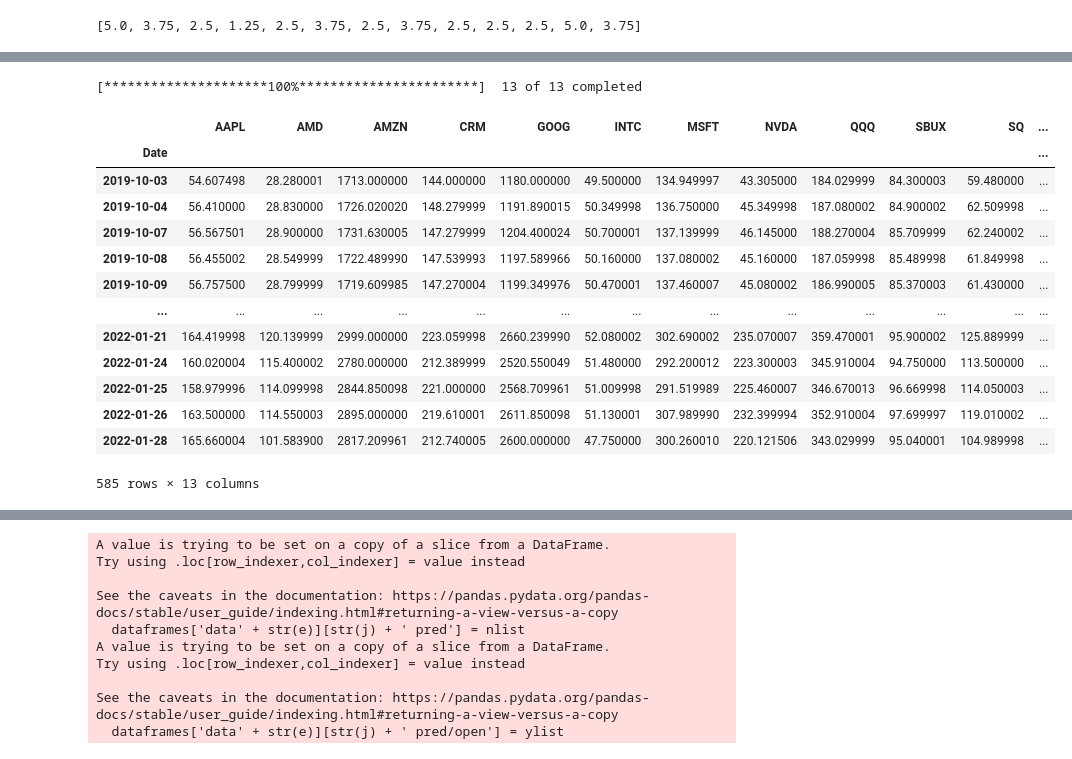
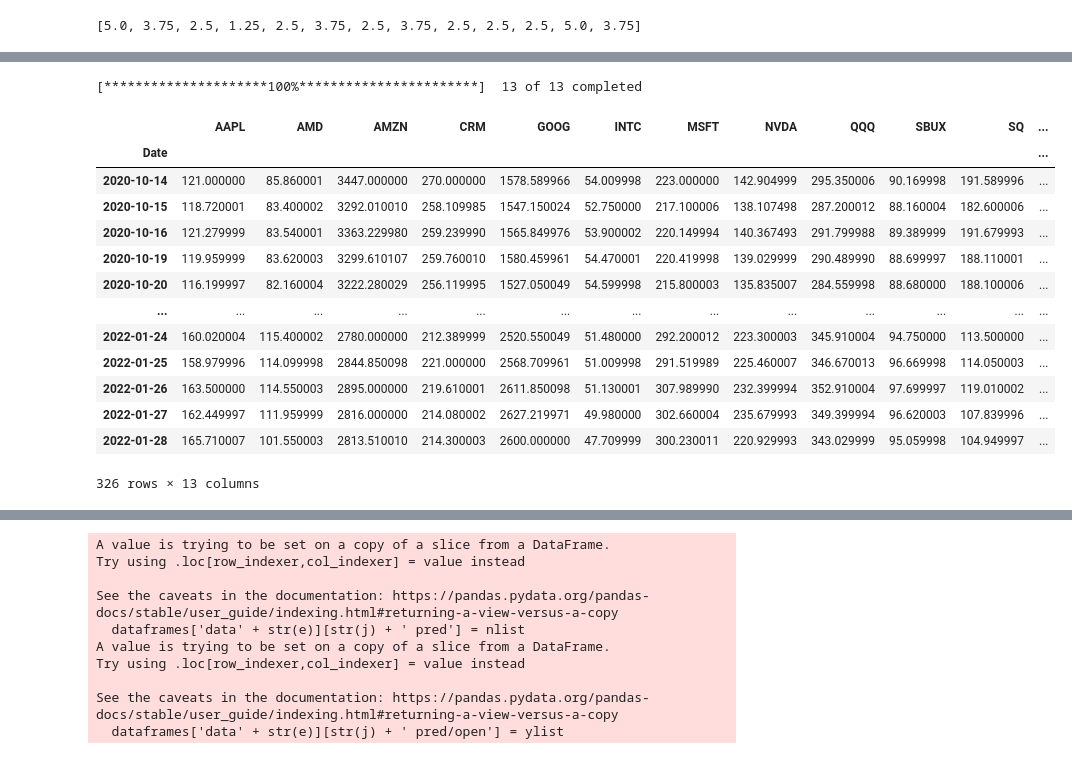
Before and after one commit to applewjr/Stock_Projects, a Jupyter notebook: revisions5_opt5.ipynb, the cells around one changed output, grey strips where cells are left out. Saved outputs shown, nothing was run; the diff lists cells and outputs as text; code cells hidden in the pictures.

```diff
--- a/revisions5_opt5.ipynb
+++ b/revisions5_opt5.ipynb
@@ -88,5 +90,10 @@ ymd
 # %%
 ##### User choices go here #####
+
+# stocks or crypto
+trade_type = 'stock'
+# trade_type = 'crypto'
+
 
 # choose stocks of interest
 # stocks chosen must all have data for full range of dates
@@ -96,7 +103,7 @@ stock_list = ['AAPL', 'AMD', 'AMZN', 'CRM', 'GOOG', 'INTC', 'MSFT', 'NVDA', 'QQQ
 
 # stock_list = ['^GSPC'] # AKA S&P 500
 # stock_list = ['VFIAX', 'VTIAX', 'VTSAX']
-# stock_list = ['BTC-USD']
+# stock_list = ['BTC-USD', 'ETH-USD','DOGE-USD']
 # stock_list = ['AAPL', 'SQ', 'TSLA'] # quicker for test runs
 # stock_list = ['TDOC', 'PINS'] # for net loss test runs
 # stock_list = ['OSBC', 'MZZ', 'AEPPL', 'LDOS', 'AXU', 'ACM', 'MIND', 'PESI', 'JBT', 'FMN', ] # randomly pulled stocks
@@ -116,7 +123,7 @@ contrib_amt = [5.00, 3.75, 2.50, 1.25, 2.50, 3.75, 2.50, 3.75, 2.50, 2.50, 2.50,
 
 # weeks to cover (not necessarily the number of weeks where investing occurs)
 # 52 = 1 year, 104 = 2 years, etc
-total_weeks = 104
+total_weeks = 52
 
 # invest every nth week
 # 1 = every week, 2 = every 2 weeks, etc
@@ -160,7 +167,7 @@ invest = float('inf')
 ##### 'choices' that should really be left alone #####
 
 # number of years to visualize
-if stock_list == ['BTC-USD']:
+if trade_type == 'crypto':
     day_hist = (total_weeks*7)+roll_days+1 # choose for crypto ~ trading every day
 else:
     day_hist = (total_weeks*5)+roll_days+1 # choose for stocks ~ trading about 5 days per week
@@ -230,43 +237,52 @@ Datetime of data available:  January 28, 2022 06:35:11
 # %%
 ### Overly complex way to pull data, but I have found that 'Open' prices are just a copy of the previous day for the first few minutes of the trading day
 ### This method pulls in the true Open prices for today much quicker (a couple minutes after 6:30am PST)
 
-# Pull all data except for today
-df_bulk = yf.download(
+if trade_type == 'crypto':
+    df = yf.download(
         tickers = stock_list
         # ,start = '2022-01-15'
         # ,end = '2022-01-18'
         ,period = str(day_hist) + 'd'
     )
-df_good_index = df_bulk.copy() # used to grab the ideal index
-df_bulk.drop(df_bulk.tail(1).index,inplace=True) # bulk w/o the most recent day
+else:
+    # Pull all data except for today
+    df_bulk = yf.download(
+            tickers = stock_list
+            # ,start = '2022-01-15'
+            # ,end = '2022-01-18'
+            ,period = str(day_hist) + 'd'
+        )
+    df_good_index = df_bulk.copy() # used to grab the ideal index
+    df_bulk.drop(df_bulk.tail(1).index,inplace=True) # bulk w/o the most recent day
 
-# join the data (index is still bad)
-df = pd.concat([df_bulk, df_now])
+    # join the data (index is still bad)
+    df = pd.concat([df_bulk, df_now])
 
-# sub in a good index
-df = df.reindex_like(df_good_index)
+    # sub in a good index
+    df = df.reindex_like(df_good_index)
 
-# sub in good open data for today
-for i in stock_list:
-    df['Open', i][len(df)-1] = df_now['Open', i].copy()
+    # sub in good open data for today
+    for i in stock_list:
+        df['Open', i][len(df)-1] = df_now['Open', i].copy()
+
 df['Open']
 # %% [output]
 [*********************100%***********************]  13 of 13 completed
 |  | AAPL | AMD | AMZN | CRM | GOOG | INTC | MSFT | NVDA | QQQ | SBUX | SQ | ... |
 | Date |  |  |  |  |  |  |  |  |  |  |  | ... |
-| 2019-10-03 | 54.607498 | 28.280001 | 1713.000000 | 144.000000 | 1180.000000 | 49.500000 | 134.949997 | 43.305000 | 184.029999 | 84.300003 | 59.480000 | ... |
-| 2019-10-04 | 56.410000 | 28.830000 | 1726.020020 | 148.279999 | 1191.890015 | 50.349998 | 136.750000 | 45.349998 | 187.080002 | 84.900002 | 62.509998 | ... |
-| 2019-10-07 | 56.567501 | 28.900000 | 1731.630005 | 147.279999 | 1204.400024 | 50.700001 | 137.139999 | 46.145000 | 188.270004 | 85.709999 | 62.240002 | ... |
-| 2019-10-08 | 56.455002 | 28.549999 | 1722.489990 | 147.539993 | 1197.589966 | 50.160000 | 137.080002 | 45.160000 | 187.059998 | 85.489998 | 61.849998 | ... |
-| 2019-10-09 | 56.757500 | 28.799999 | 1719.609985 | 147.270004 | 1199.349976 | 50.470001 | 137.460007 | 45.080002 | 186.990005 | 85.370003 | 61.430000 | ... |
+| 2020-10-14 | 121.000000 | 85.860001 | 3447.000000 | 270.000000 | 1578.589966 | 54.009998 | 223.000000 | 142.904999 | 295.350006 | 90.169998 | 191.589996 | ... |
+| 2020-10-15 | 118.720001 | 83.400002 | 3292.010010 | 258.109985 | 1547.150024 | 52.750000 | 217.100006 | 138.107498 | 287.200012 | 88.160004 | 182.600006 | ... |
+| 2020-10-16 | 121.279999 | 83.540001 | 3363.229980 | 259.239990 | 1565.849976 | 53.900002 | 220.149994 | 140.367493 | 291.799988 | 89.389999 | 191.679993 | ... |
+| 2020-10-19 | 119.959999 | 83.620003 | 3299.610107 | 259.760010 | 1580.459961 | 54.470001 | 220.419998 | 139.029999 | 290.489990 | 88.699997 | 188.110001 | ... |
+| 2020-10-20 | 116.199997 | 82.160004 | 3222.280029 | 256.119995 | 1527.050049 | 54.599998 | 215.800003 | 135.835007 | 284.559998 | 88.680000 | 188.100006 | ... |
 | ... | ... | ... | ... | ... | ... | ... | ... | ... | ... | ... | ... | ... |
-| 2022-01-21 | 164.419998 | 120.139999 | 2999.000000 | 223.059998 | 2660.239990 | 52.080002 | 302.690002 | 235.070007 | 359.470001 | 95.900002 | 125.889999 | ... |
 | 2022-01-24 | 160.020004 | 115.400002 | 2780.000000 | 212.389999 | 2520.550049 | 51.480000 | 292.200012 | 223.300003 | 345.910004 | 94.750000 | 113.500000 | ... |
 | 2022-01-25 | 158.979996 | 114.099998 | 2844.850098 | 221.000000 | 2568.709961 | 51.009998 | 291.519989 | 225.460007 | 346.670013 | 96.669998 | 114.050003 | ... |
 | 2022-01-26 | 163.500000 | 114.550003 | 2895.000000 | 219.610001 | 2611.850098 | 51.130001 | 307.989990 | 232.399994 | 352.910004 | 97.699997 | 119.010002 | ... |
-| 2022-01-28 | 165.660004 | 101.583900 | 2817.209961 | 212.740005 | 2600.000000 | 47.750000 | 300.260010 | 220.121506 | 343.029999 | 95.040001 | 104.989998 | ... |
+| 2022-01-27 | 162.449997 | 111.959999 | 2816.000000 | 214.080002 | 2627.219971 | 49.980000 | 302.660004 | 235.679993 | 349.399994 | 96.620003 | 107.839996 | ... |
+| 2022-01-28 | 165.710007 | 101.550003 | 2813.510010 | 214.300003 | 2600.000000 | 47.709999 | 300.230011 | 220.929993 | 343.029999 | 95.059998 | 104.949997 | ... |
-585 rows × 13 columns
+326 rows × 13 columns
 # %%
 # allows a single stock to pass through, not just 2+ stocks. and passes through just closing
 if len(stock_list) == 1:
```
Also changed, not shown: parts of 20 cells of this notebook.
